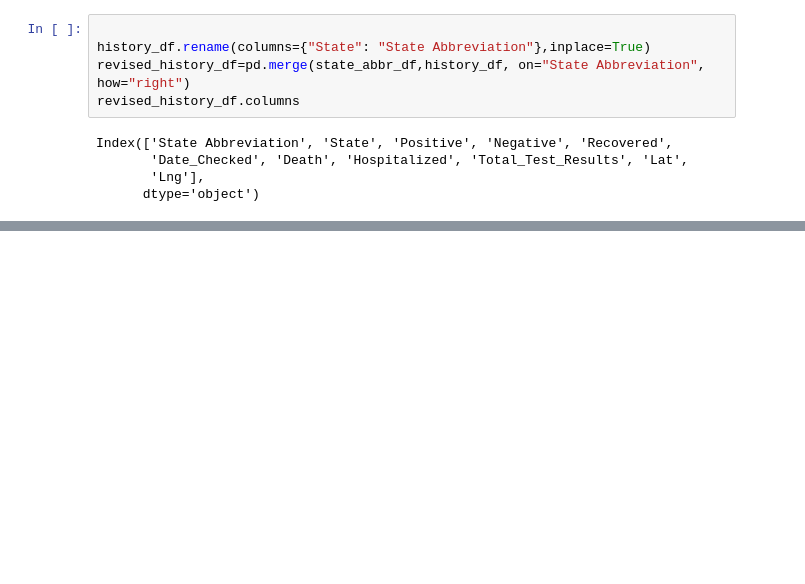
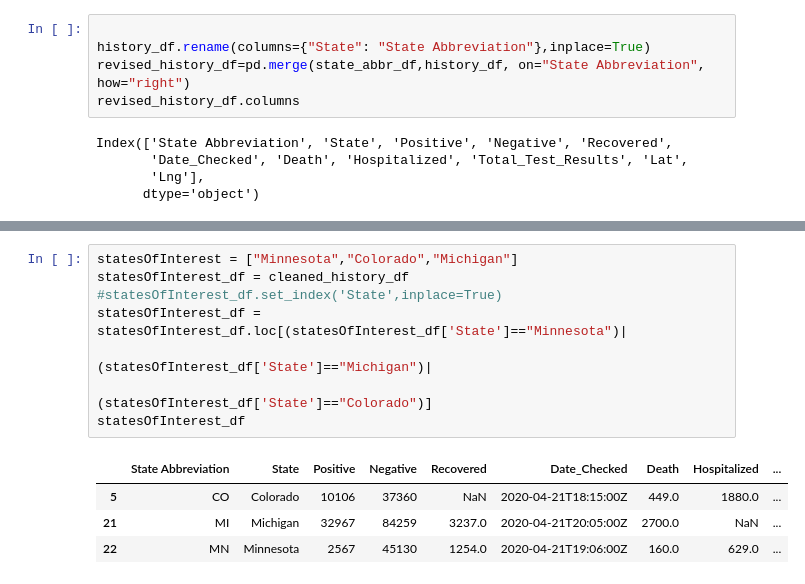
Before and after one commit to zenfinity/MNvsNationalCovid, a Jupyter notebook: Team6Proj1_gmaps.ipynb, the cells around one changed output, grey strips where cells are left out. Drawn from its saved outputs; the diff is of its cells as text; blank space fills up the shorter version.

```diff
--- a/Team6Proj1_gmaps.ipynb
+++ b/Team6Proj1_gmaps.ipynb
@@ -134,0 +167,13 @@ fig
+# %%
+statesOfInterest = ["Minnesota","Colorado","Michigan"]
+statesOfInterest_df = cleaned_history_df
+#statesOfInterest_df.set_index('State',inplace=True)
+statesOfInterest_df = statesOfInterest_df.loc[(statesOfInterest_df['State']=="Minnesota")|
+                                             (statesOfInterest_df['State']=="Michigan")|
+                                             (statesOfInterest_df['State']=="Colorado")]
+statesOfInterest_df
+# %% [output]
+|  | State Abbreviation | State | Positive | Negative | Recovered | Date_Checked | Death | Hospitalized | ... |
+| 5 | CO | Colorado | 10106 | 37360 | NaN | 2020-04-21T18:15:00Z | 449.0 | 1880.0 | ... |
+| 21 | MI | Michigan | 32967 | 84259 | 3237.0 | 2020-04-21T20:05:00Z | 2700.0 | NaN | ... |
+| 22 | MN | Minnesota | 2567 | 45130 | 1254.0 | 2020-04-21T19:06:00Z | 160.0 | 629.0 | ... |
```
Also changed, not shown: parts of 10 cells of this notebook, 4 other files.
